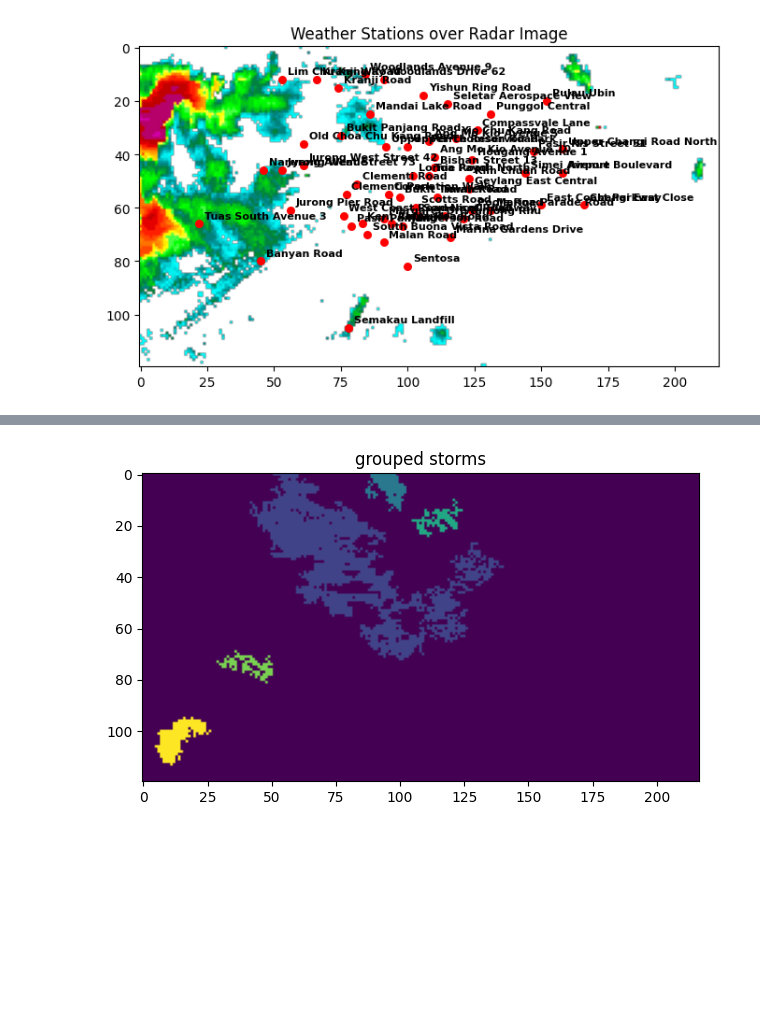
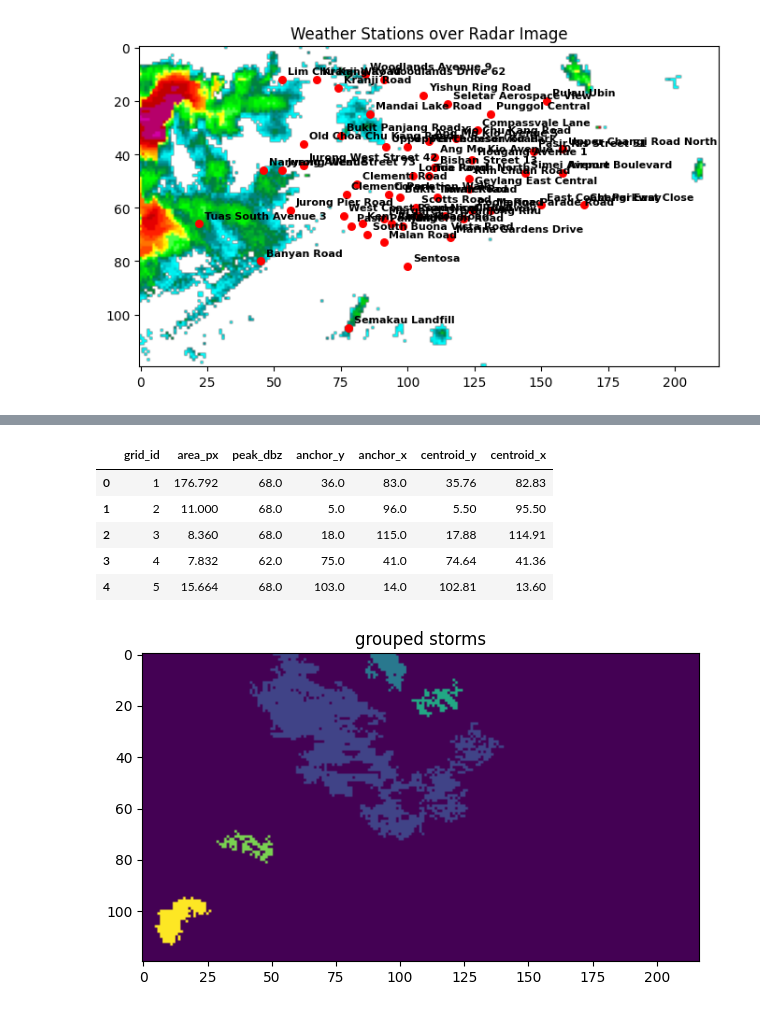
Before and after one commit to ShayneTan03/weather_app, a Jupyter notebook: backend/storm_object_detector/dev.ipynb, the cells around one changed output, grey strips where cells are left out. Cells and saved outputs as stored; diff of their text form; code cells hidden in the pictures; blank space fills up the shorter version.

```diff
--- a/backend/storm_object_detector/dev.ipynb
+++ b/backend/storm_object_detector/dev.ipynb
@@ -194,6 +194,15 @@ print(type(data))
 print(data)
 # %%
 possible_storm_grid, possible_storm_df = image_to_possible_storm(data,50,80)
+# %%
+possible_storm_df
+# %% [output]
+|  | grid_id | area_px | peak_dbz | anchor_y | anchor_x | centroid_y | centroid_x |
+| 0 | 1 | 176.792 | 68.0 | 36.0 | 83.0 | 35.76 | 82.83 |
+| 1 | 2 | 11.000 | 68.0 | 5.0 | 96.0 | 5.50 | 95.50 |
+| 2 | 3 | 8.360 | 68.0 | 18.0 | 115.0 | 17.88 | 114.91 |
+| 3 | 4 | 7.832 | 62.0 | 75.0 | 41.0 | 74.64 | 41.36 |
+| 4 | 5 | 15.664 | 68.0 | 103.0 | 14.0 | 102.81 | 13.60 |
 # %%
 plt.figure(figsize=(8,4))
 plt.imshow(possible_storm_grid)
```
Also changed, not shown: parts of 8 cells of this notebook, 3 other files.
